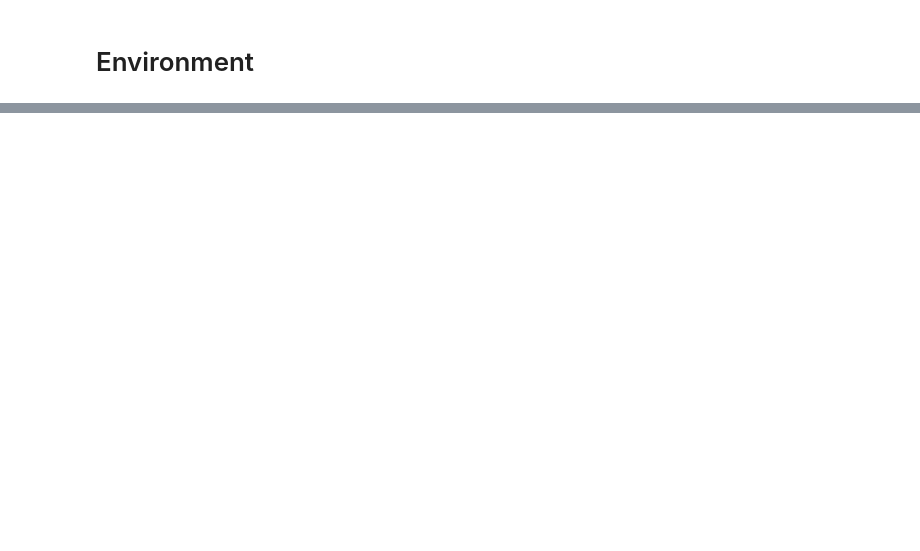
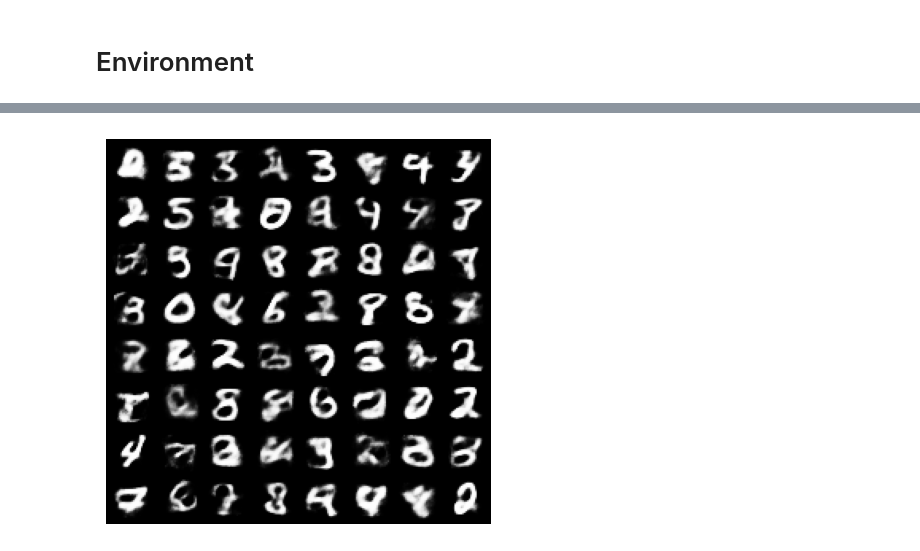
Before and after one commit to LucBourrat1/imagae_manipulation, a Jupyter notebook: image_manipulation/notebooks/tsne_latent_space.ipynb, the cells around one changed output, grey strips where cells are left out. Drawn from its saved outputs; the diff is of its cells as text; code cells hidden in the pictures; blank space fills up the shorter version.

```diff
--- a/image_manipulation/notebooks/tsne_latent_space.ipynb
+++ b/image_manipulation/notebooks/tsne_latent_space.ipynb
@@ -79,0 +84,6 @@ for p in rand_vectors:
+# %%
+# load model and MNIST val_dataloader
+model_name = "vae"
+weights = "../training/vae.ckpt"
+model = load_model_from_ckpt(model_name, weights)
+_, val_data = MnistDataset(batch_size=1).get_dataloaders()
@@ -79,0 +106,8 @@ for p in rand_vectors:
+# %%
+# generate images from random vector
+z = torch.randn(64, 50)
+sample = model.decoder(z)
+grid = make_grid(sample.view(64, 1, 28, 28))
+show(grid)
+# %% [output]
+[figure, added]
```
Also changed, not shown: parts of 7 cells of this notebook, 5 other files.
